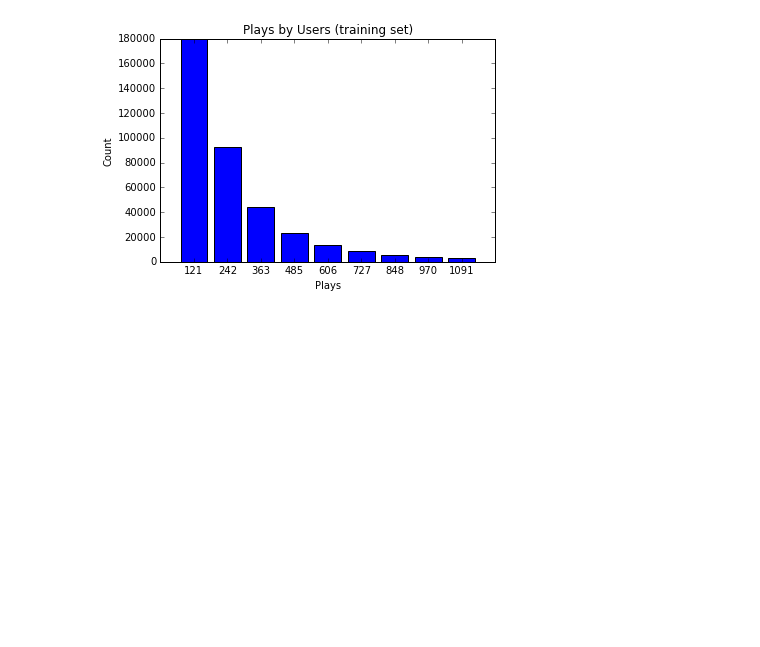
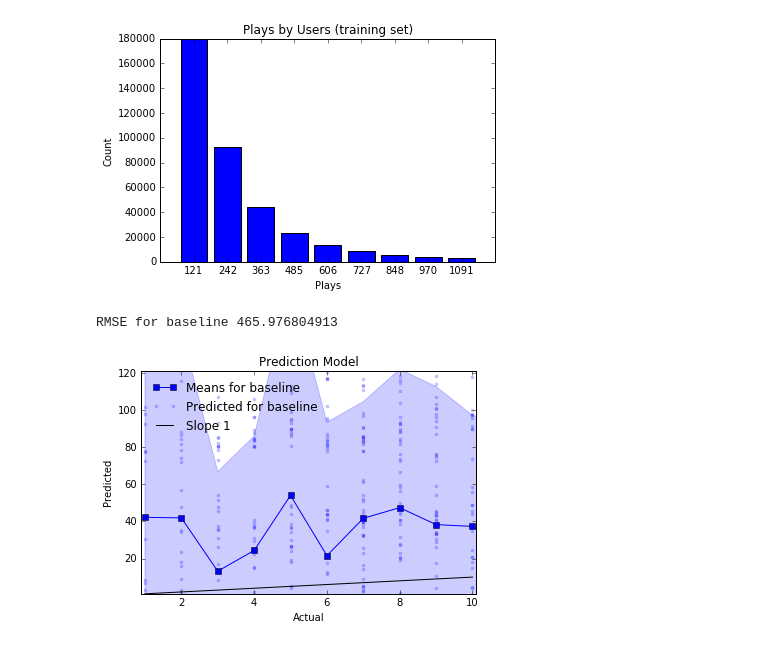
Before and after one commit to twkillian/cs181_practicals, a Jupyter notebook: Practical 3/Practical 3 AJP Final.ipynb, the cells around one changed output. Cells and saved outputs as stored; diff of their text form; code cells hidden in the pictures; blank space fills up the shorter version.

Commit message:
data sci approach

```diff
--- a/Practical 3/Practical 3 AJP Final.ipynb
+++ b/Practical 3/Practical 3 AJP Final.ipynb
@@ -483,0 +503,47 @@ train_avgs={'mean':ybar, 'users':user_biases, 'items':item_biases}
+# %%
+def compare_results(plays_actual, plays_predicted, ylow=1, yhigh=play_max/1000.0, model="", predicteds=False, onsame=False, axis=False):
+    """
+    plot predicted results against actual results. Takes 2 arguments: a
+    numpy array of actual ratings and a numpy array of predicted ratings
+    scatterplots the predictions, a unit slope line, line segments joining the mean,
+    and a filled in area of the standard deviations."
+    """
+    if onsame:
+        ax=onsame
+    elif axis:
+        ax=axis
+    else:
+        fig=plt.figure()
+        ax=plt.gca()
+    df=pd.DataFrame(dict(actual=plays_actual, predicted=plays_predicted))
+    xp=[]
+    yp=[]
+    for k,v in df.groupby('actual'):
+        xp.append(k)
+        yp.append(v.predicted.mean())
+
+    cl, = ax.plot(xp,yp, 's-', label="Means for %s" % model)
+    c=cl.get_color()
+
+    sig=df.groupby('actual').predicted.std().values
+    ax.fill_between(xp, yp - sig, yp + sig,
+                 color=c, alpha=0.2)
+    if predicteds:
+        ax.plot(df.actual, df.predicted, '.', color=c, alpha=0.2, label="Predicted for %s" % model)
+
+    if not onsame:
+        ax.plot([1,10],[1,10], 'k', label="Slope 1")
+        ax.set_xlabel("Actual")
+        ax.set_ylabel("Predicted")
+        ax.set_ylim([ylow,yhigh])
+        ax.set_xlim([0.9, 10.1])
+        ax.set_title("Prediction Model")
+    ax.legend(frameon=False, loc="upper left")
+    rmse=get_rmse(plays_actual, plays_predicted)
+    print "RMSE for %s" % model, rmse
+    return ax,rmse
+# %%
+compare_results(testdf.plays,predictions['baseline'], model="baseline", predicteds=True);
+# %% [output]
+RMSE for baseline 465.976804913
+[figure, added]
```
Also changed, not shown: parts of 2 cells of this notebook.
